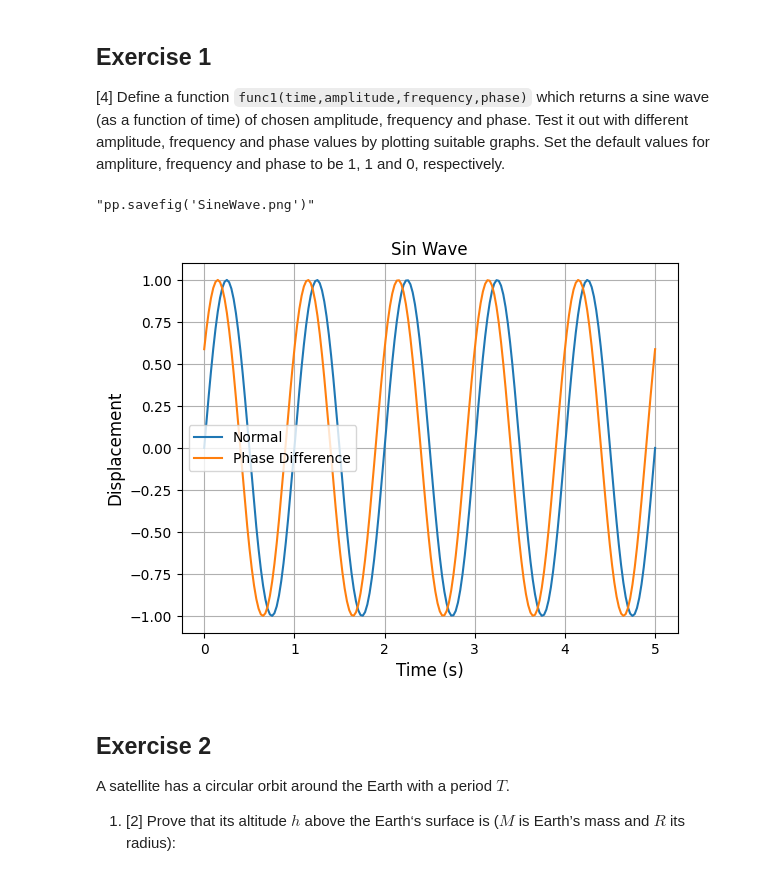
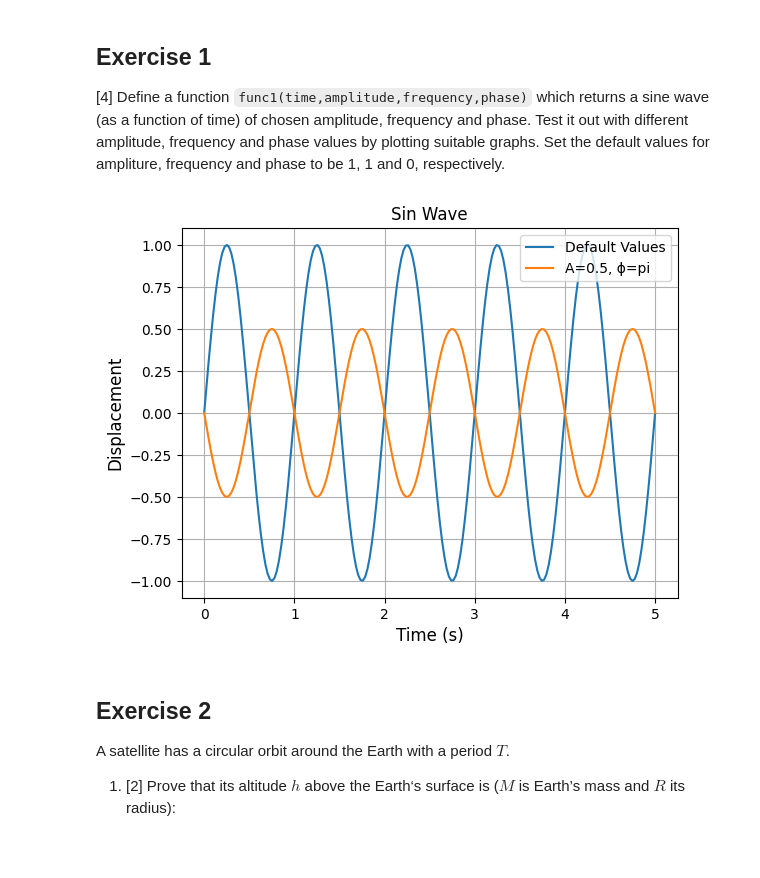
Before and after one commit to PX2145-2025/week-2-b-Steadman-Viola, a Jupyter notebook: Functions.ipynb, the cells around one changed output. Saved outputs shown, nothing was run; the diff lists cells and outputs as text; code cells hidden in the pictures.

```diff
--- a/Functions.ipynb
+++ b/Functions.ipynb
@@ -277,48 +277,38 @@ Use the `anglesutils` module you just created to plot that function from $t=0\,\
 # %%
 #Imports
 import matplotlib.pyplot as pp #I use so many different functions from pyplot to make my graphs look nice, I prefer having the entire module.
 from numpy import array,sqrt,pi,sin,linspace
 
 
 
 
 #Define requested function.
 def func1(time, amplitude=1, frequency=1, phase=0):
-  # A*sin( 2π*[ft+ϕ] )
-  return amplitude*sin(2*pi*frequency*time+2*pi*phase)
+  # A*sin( 2πft + ϕ )
+  return amplitude*sin(2*pi*frequency*time + phase)
 
 
 
 
 #Create x space
 x=linspace(0,5,200)
 
 #Plotting & Creating Graph
 pp.figure()
-"""Example plots
-pp.plot(x,sin(x),label="sin(x)")
-pp.plot(x,cos(x),"b--",label="cos(x)")
-pp.plot(x,sin(2*x),"r:",label="sin(2x)")"""
-
-pp.plot(x,func1(x),label="Normal")
-pp.plot(x,func1(x,phase=0.1),label="Phase Difference")
+pp.plot(x,func1(x),label="Default Values")
+pp.plot(x,func1(x,amplitude=0.5,phase=pi),label="A=0.5, ϕ=pi")
 
 #Formatting
-##Bounds
-"""pp.xlim(0,2*pi)"""
-
 ##Labels
 pp.xlabel("Time (s)",fontsize=12)
 pp.ylabel("Displacement",fontsize=12)
 pp.title("Sin Wave")
 
 ##Other Settings
 pp.legend(loc="best")
 pp.grid()
-"""pp.savefig('SineWave.png')"""
 # %% [output]
-"pp.savefig('SineWave.png')"
-[figure, old version]
+[figure, new version]
 # %% [markdown]
 ## Exercise 2
 
```
Also changed, not shown: parts of 1 cell of this notebook.
